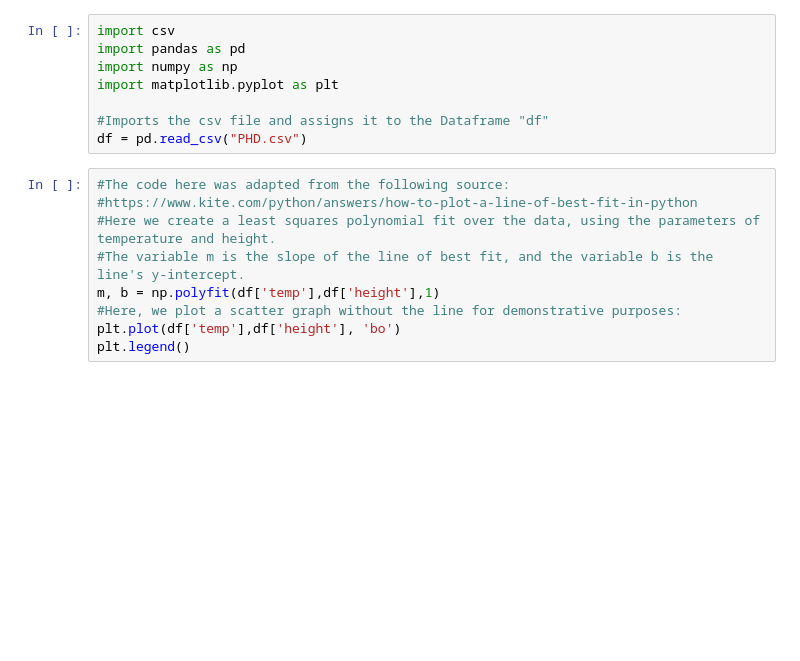
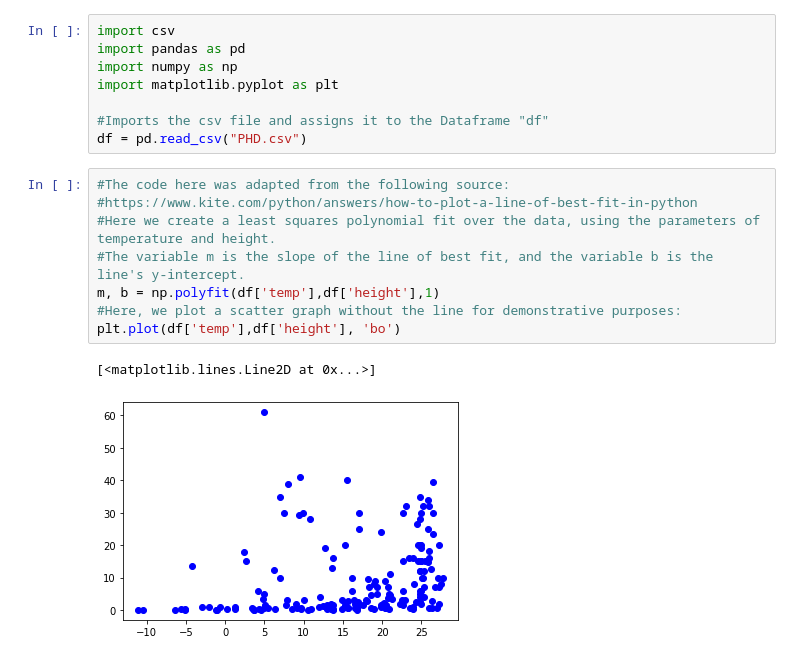
Before and after one commit to Hu-Ham/Regression-Explanation, a Jupyter notebook: main.ipynb, the cells around one changed output. Drawn from its saved outputs; the diff is of its cells as text; blank space fills up the shorter version.

```diff
--- a/main.ipynb
+++ b/main.ipynb
@@ -9,12 +9,14 @@ df = pd.read_csv("PHD.csv")
 # %%
 #The code here was adapted from the following source:
 #https://www.kite.com/python/answers/how-to-plot-a-line-of-best-fit-in-python
 #Here we create a least squares polynomial fit over the data, using the parameters of temperature and height.
 #The variable m is the slope of the line of best fit, and the variable b is the line's y-intercept.
 m, b = np.polyfit(df['temp'],df['height'],1)
 #Here, we plot a scatter graph without the line for demonstrative purposes:
 plt.plot(df['temp'],df['height'], 'bo')
-plt.legend()
+# %% [output]
+[<matplotlib.lines.Line2D at 0x...>]
+[figure, added]
 # %%
 #Next, we run the same code, now plotting the line of best fit.
 m, b = np.polyfit(df['temp'],df['height'],1)
```
Also changed, not shown: parts of 4 cells of this notebook, 7 other files.
